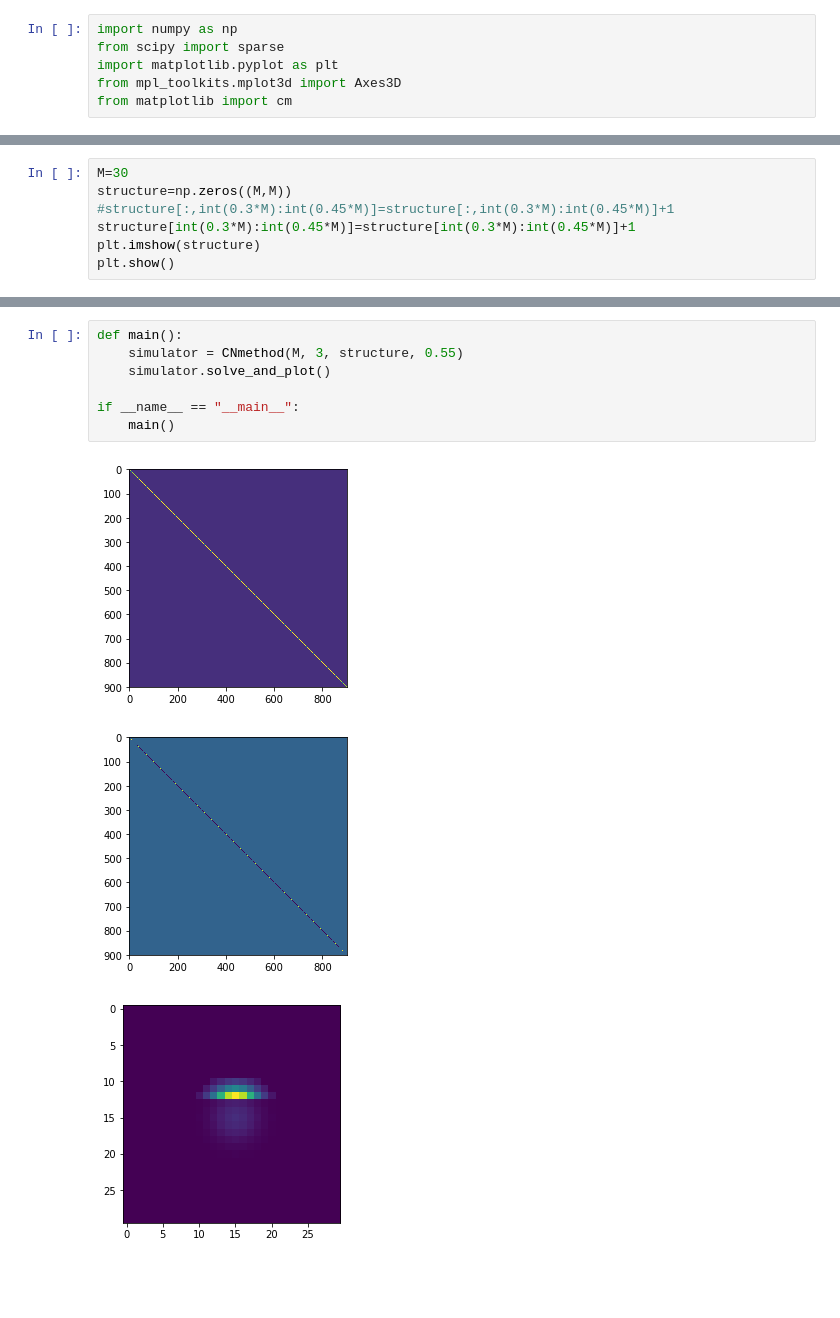
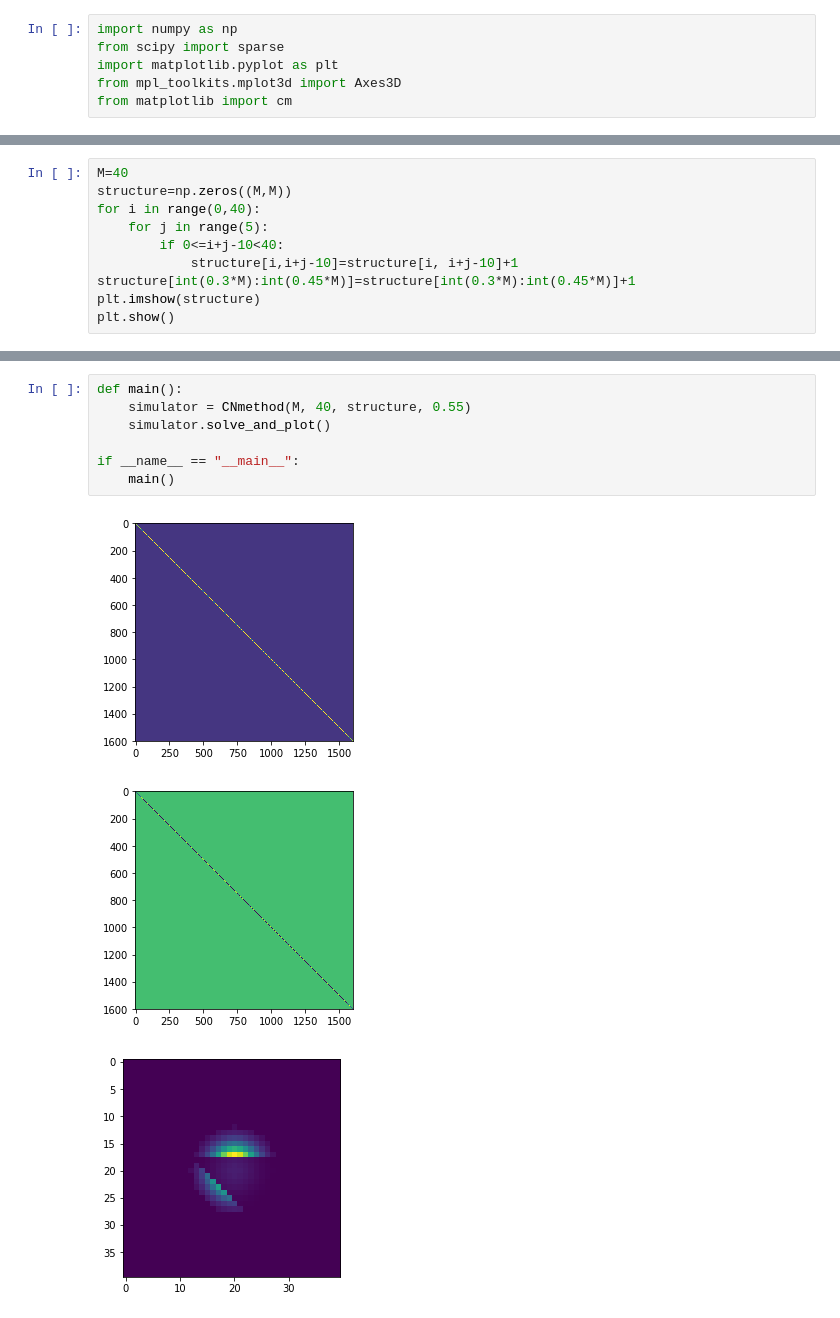
Before and after one commit to MargaretDuff/Industrial-Maths, a Jupyter notebook: HIFU/HIFU crank nicholson 13-12-2018.ipynb, the cells around one changed output, grey strips where cells are left out. Drawn from its saved outputs; the diff is of its cells as text; blank space fills up the shorter version.

```diff
--- a/HIFU/HIFU crank nicholson 13-12-2018.ipynb
+++ b/HIFU/HIFU crank nicholson 13-12-2018.ipynb
@@ -224,9 +223,12 @@ class CNmethod:
         plt.show()
 #         print(np.min(self.U))
 # %%
-M=30
+M=40
 structure=np.zeros((M,M))
-#structure[:,int(0.3*M):int(0.45*M)]=structure[:,int(0.3*M):int(0.45*M)]+1
+for i in range(0,40):
+    for j in range(5):
+        if 0<=i+j-10<40:
+            structure[i,i+j-10]=structure[i, i+j-10]+1
 structure[int(0.3*M):int(0.45*M)]=structure[int(0.3*M):int(0.45*M)]+1
 plt.imshow(structure)
 plt.show()
@@ -235,11 +237,11 @@ plt.show()
 # %%
 def main():
-    simulator = CNmethod(M, 3, structure, 0.55)
+    simulator = CNmethod(M, 40, structure, 0.55)
     simulator.solve_and_plot()
 
 if __name__ == "__main__":
     main()
 # %% [output]
-[figure, old version]
+[figure, new version]
-[figure, old version]
+[figure, new version]
-[figure, old version]
+[figure, new version]
```
Also changed, not shown: parts of 3 cells of this notebook, 16 other files.
